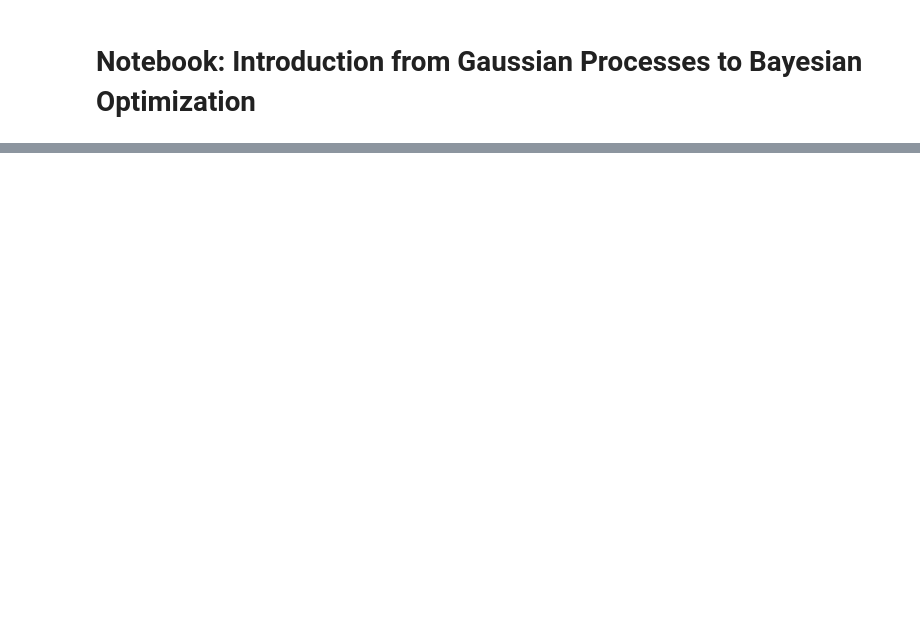
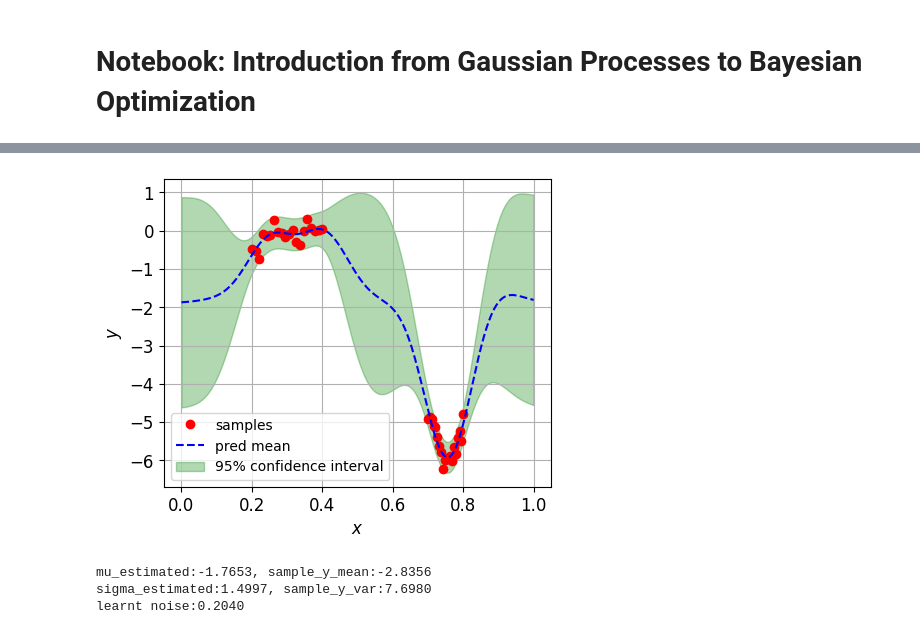
Before and after one commit to JiaxiangYi96/mfpml, a Jupyter notebook: tutorials/from_gp_to_bo.ipynb, the cells around one changed output, grey strips where cells are left out. Drawn from its saved outputs; the diff is of its cells as text; code cells hidden in the pictures; blank space fills up the shorter version.

```diff
--- a/tutorials/from_gp_to_bo.ipynb
+++ b/tutorials/from_gp_to_bo.ipynb
@@ -244,0 +273,40 @@ test_y_mean:0.5426, test_y_var:20.8635
+# %%
+# for the above problem, we can assume that we sample from [0.2,0.4] and [0.7,0.8] with same noise level.
+sample_x1 = np.linspace(0.2, 0.4, 20, endpoint=True).reshape((-1, 1))
+sample_x2 = np.linspace(0.7, 0.8, 20, endpoint=True).reshape((-1, 1))
+sample_nonuniform_x = np.vstack((sample_x1, sample_x2))
+sample_nonuniform_y = func.f(sample_nonuniform_x) + np.random.normal(
+    0, 0.2, sample_nonuniform_x.shape[0]).reshape((-1, 1))
+
+# initialize the regressor
+gp_nonuniform = GaussianProcessRegressor(design_space=func._input_domain)
+# train the model
+gp_nonuniform.train(sample_nonuniform_x, sample_nonuniform_y)
+# get the prediction
+gp_nonuniform_pre, gp_nonuniform_std = gp_nonuniform.predict(
+    test_x, return_std=True)
+
+gp_nonuniform.plot_prediction(figsize=(5, 4))
+# %% [output]
+[figure, added]
+# %%
+# to explore some important parameters
+# estimated mean value
+mu_estimated = gp_nonuniform.mu
+# sample mean value
+sample_y_mean = np.mean(sample_nonuniform_y)
+print(f"mu_estimated:{mu_estimated:.4f}, sample_y_mean:{sample_y_mean:.4f}")
+
+# estimated variance
+sigma_estimated = gp_nonuniform.sigma2
+# sample variance
+sample_y_var = np.var(sample_nonuniform_y)
+print(
+    f"sigma_estimated:{sigma_estimated:.4f}, sample_y_var:{sample_y_var:.4f}")
+
+# learned noise
+print(f"learnt noise:{gp_nonuniform.noise:.4f}")
+# %% [output]
+mu_estimated:-1.7653, sample_y_mean:-2.8356
+sigma_estimated:1.4997, sample_y_var:7.6980
+learnt noise:0.2040
```
Also changed, not shown: parts of 22 cells of this notebook, 2 other files.
